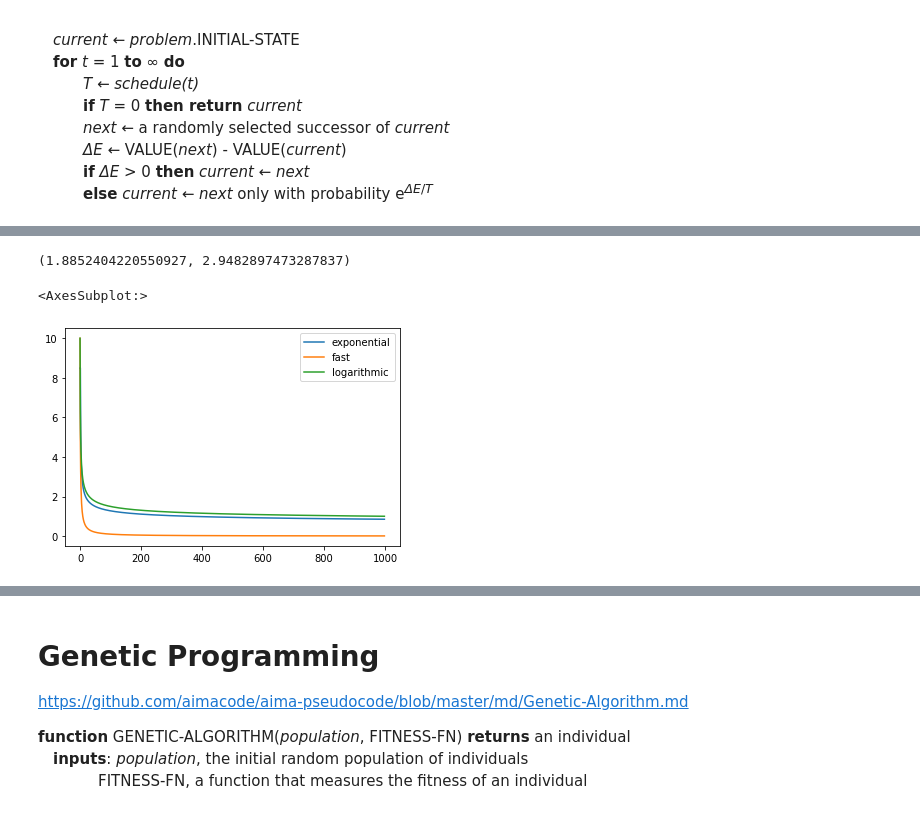
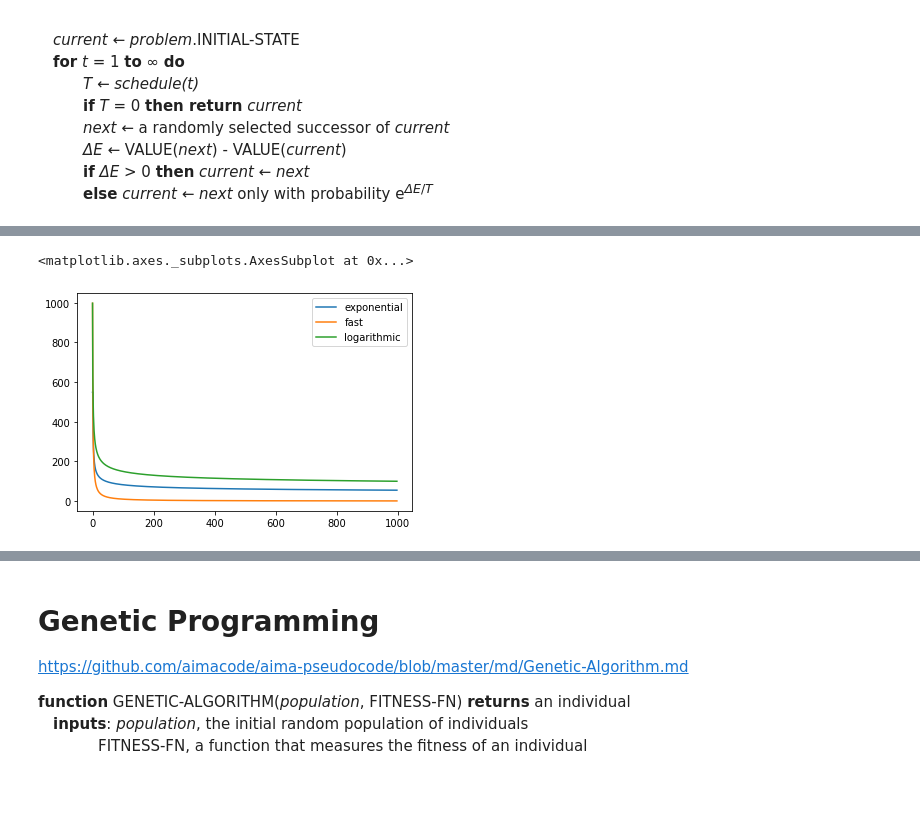
Before and after one commit to sherna90/analisis_algoritmos, a Jupyter notebook: tsp_demo/tsp_demo.ipynb, the cells around one changed output, grey strips where cells are left out. Cells and saved outputs as stored; diff of their text form; code cells hidden in the pictures.

```diff
--- a/tsp_demo/tsp_demo.ipynb
+++ b/tsp_demo/tsp_demo.ipynb
@@ -207,7 +202,10 @@ def make_cycle(G,current):
     C=list(zip(current[:-1],current[1:]))
     C.append((current[-1],current[0]))
     v=np.sum([G.edges[t] for t in C])
-    return C,v/1000
+    return C,v
+# %%
+current=np.random.permutation(list(G.nodes))
+current_cycle,current_value=make_cycle(G,current)
 # %%
 def make_population(G,n_samples):
     samples,values=list(),list()
@@ -218,7 +216,7 @@ def make_population(G,n_samples):
         values.append(value)
     return samples,values
 # %%
-samples,values=make_population(G,1000)
+samples,values=make_population(G,5000)
 # %%
 import matplotlib.pyplot as plt
 
@@ -229,7 +227,5 @@ plt.show()
-# %%
-min(values),max(values)
-# %% [output]
-(1.8852404220550927, 2.9482897473287837)
+# %%
+delta=max(values)-min(values)
 # %%
 import math
 
@@ -254,21 +250,21 @@ class temperature_scheduling:
         return max(self.temperature,self.min_temperature)
 # %%
 import pandas as pd
-epochs=1000
+epochs=int(1e3)
 
 decays={'exponential':[],'fast':[],'logarithmic':[]}
 
-temp=temperature_scheduling(10,1e-3,0.85)
+temp=temperature_scheduling(delta,1e-3,0.55)
 
 for k in range(1,epochs):
     decays['exponential'].append(temp.exponential_decay())
     decays['fast'].append(temp.fast_decay(k))
     decays['logarithmic'].append(temp.logarithmic_decay(k))
 
 
 pd.DataFrame(decays).plot()
 # %% [output]
-<AxesSubplot:>
+<matplotlib.axes._subplots.AxesSubplot at 0x...>
-[figure, old version]
+[figure, new version]
 # %%
 def mutation(G,current):
```
Also changed, not shown: parts of 9 cells of this notebook.
